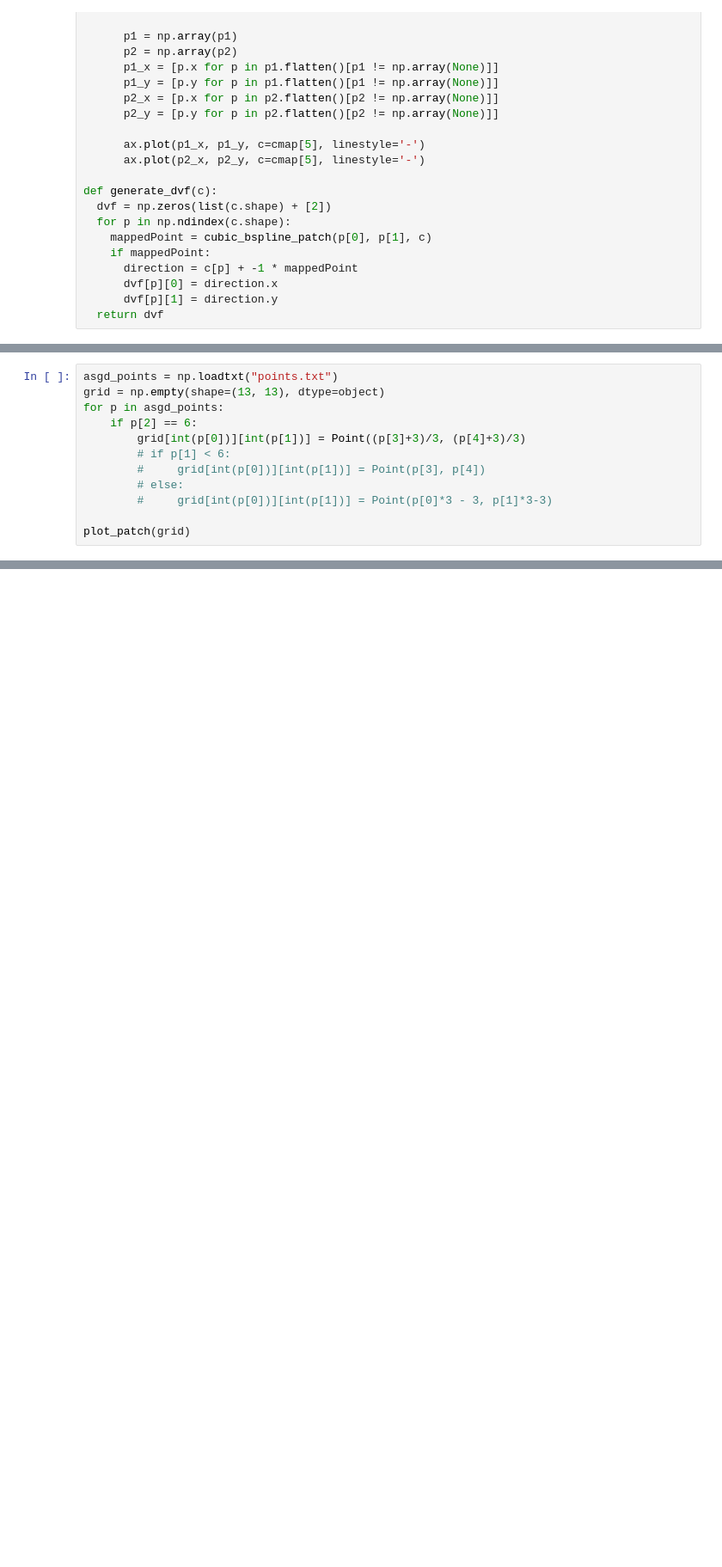
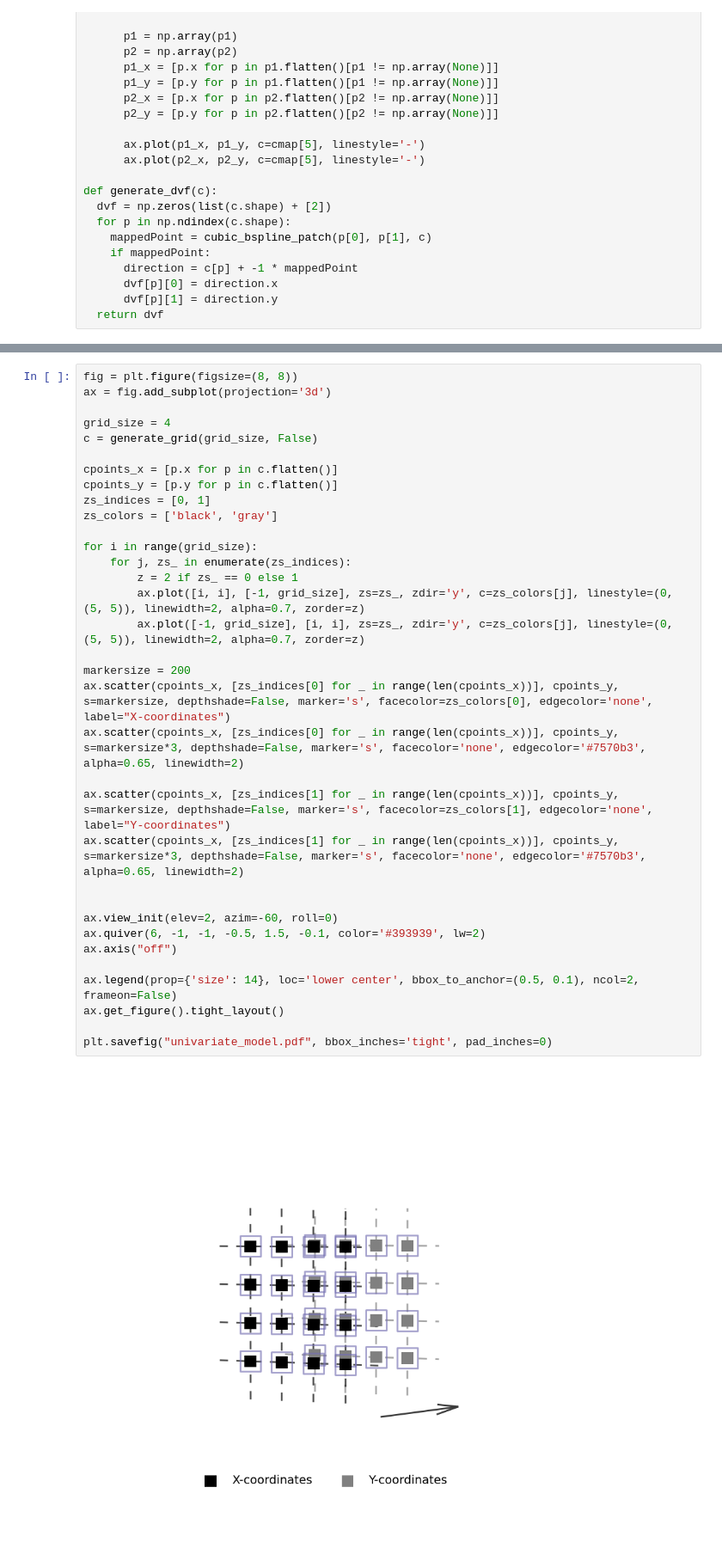
Before and after one commit to joasiee/elastix, a Jupyter notebook: experiments/notebooks/bsplines.ipynb, the cells around one changed output, grey strips where cells are left out. Shown: that part at 86% size. Saved outputs shown, nothing was run; the diff lists cells and outputs as text; blank space fills up the shorter version.

Commit message:
linkage models plots for design

```diff
--- a/experiments/notebooks/bsplines.ipynb
+++ b/experiments/notebooks/bsplines.ipynb
@@ -150,15 +148,3 @@ np.asarray(list(zip([p.x for p in c.flatten()], [p.y for p in c.flatten()]))).sh
-# %%
-asgd_points = np.loadtxt("points.txt")
-grid = np.empty(shape=(13, 13), dtype=object)
-for p in asgd_points:
-    if p[2] == 6:
-        grid[int(p[0])][int(p[1])] = Point((p[3]+3)/3, (p[4]+3)/3)
-        # if p[1] < 6:
-        #     grid[int(p[0])][int(p[1])] = Point(p[3], p[4])
-        # else:
-        #     grid[int(p[0])][int(p[1])] = Point(p[0]*3 - 3, p[1]*3-3)
-
-plot_patch(grid)
 # %%
 n = 7
 dist = n-3
@@ -315,0 +308,36 @@ if __name__ == '__main__':
+# %%
+fig = plt.figure(figsize=(8, 8))
+ax = fig.add_subplot(projection='3d')
+
+grid_size = 4
+c = generate_grid(grid_size, False)
+
+cpoints_x = [p.x for p in c.flatten()]
+cpoints_y = [p.y for p in c.flatten()]
+zs_indices = [0, 1]
+zs_colors = ['black', 'gray']
+
+for i in range(grid_size):
+    for j, zs_ in enumerate(zs_indices):
+        z = 2 if zs_ == 0 else 1
+        ax.plot([i, i], [-1, grid_size], zs=zs_, zdir='y', c=zs_colors[j], linestyle=(0, (5, 5)), linewidth=2, alpha=0.7, zorder=z)
+        ax.plot([-1, grid_size], [i, i], zs=zs_, zdir='y', c=zs_colors[j], linestyle=(0, (5, 5)), linewidth=2, alpha=0.7, zorder=z)
+
+markersize = 200
+ax.scatter(cpoints_x, [zs_indices[0] for _ in range(len(cpoints_x))], cpoints_y, s=markersize, depthshade=False, marker='s', facecolor=zs_colors[0], edgecolor='none', label="X-coordinates")
+ax.scatter(cpoints_x, [zs_indices[0] for _ in range(len(cpoints_x))], cpoints_y, s=markersize*3, depthshade=False, marker='s', facecolor='none', edgecolor='#7570b3', alpha=0.65, linewidth=2)
+
+ax.scatter(cpoints_x, [zs_indices[1] for _ in range(len(cpoints_x))], cpoints_y, s=markersize, depthshade=False, marker='s', facecolor=zs_colors[1], edgecolor='none', label="Y-coordinates")
+ax.scatter(cpoints_x, [zs_indices[1] for _ in range(len(cpoints_x))], cpoints_y, s=markersize*3, depthshade=False, marker='s', facecolor='none', edgecolor='#7570b3', alpha=0.65, linewidth=2)
+
+
+ax.view_init(elev=2, azim=-60, roll=0)
+ax.quiver(6, -1, -1, -0.5, 1.5, -0.1, color='#393939', lw=2)
+ax.axis("off")
+
+ax.legend(prop={'size': 14}, loc='lower center', bbox_to_anchor=(0.5, 0.1), ncol=2, frameon=False)
+ax.get_figure().tight_layout()
+
+plt.savefig("univariate_model.pdf", bbox_inches='tight', pad_inches=0)
+# %% [output]
+[figure, added]
```
Also changed, not shown: parts of 9 cells of this notebook.
